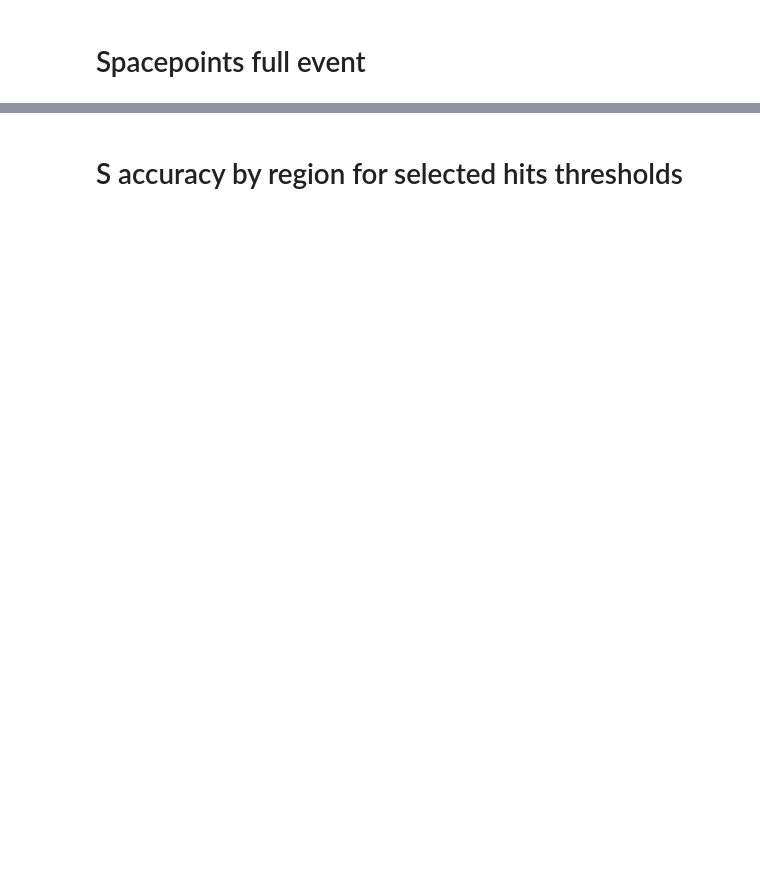
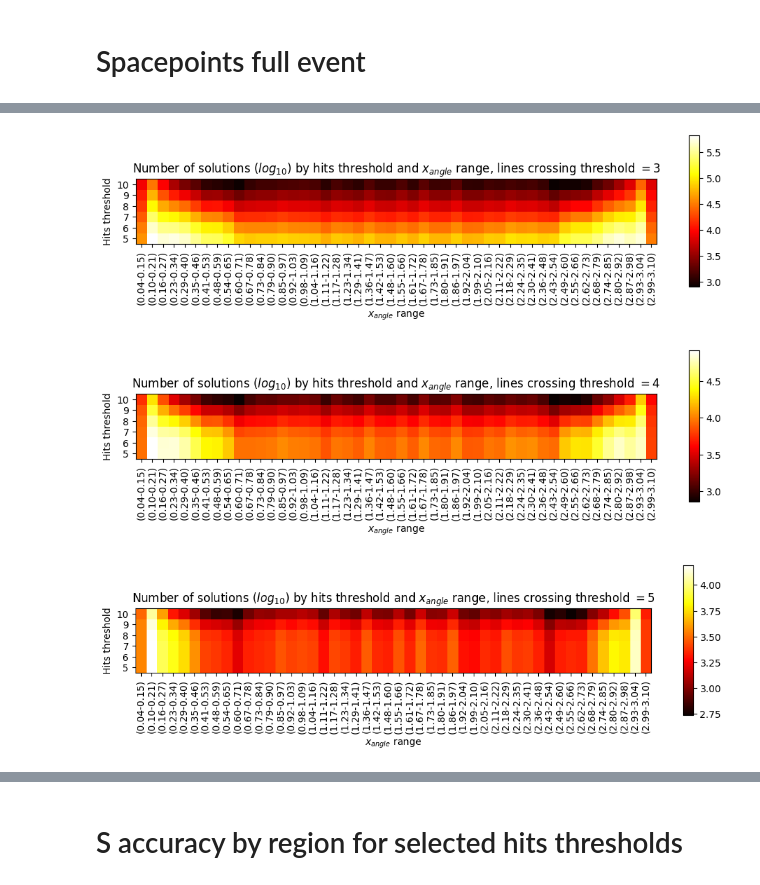
Before and after one commit to tboldagh/helix-solver, a Jupyter notebook: application/experimental/CpuHelixSolverTests/QualityTestsNotebook.ipynb, the cells around one changed output, grey strips where cells are left out. Drawn from its saved outputs; the diff is of its cells as text; code cells hidden in the pictures; blank space fills up the shorter version.

```diff
--- a/application/experimental/CpuHelixSolverTests/QualityTestsNotebook.ipynb
+++ b/application/experimental/CpuHelixSolverTests/QualityTestsNotebook.ipynb
@@ -695,0 +726,18 @@ draw_heat_map(treshold_range_pair_to_inversed_true_positive_rate_map, stats_by_t
+# %%
+def draw_num_solutions_heatmap_for_crossings_threshold(stats_by_thresholds, crossings_threshold, clim=None):
+    treshold_range_pair_to_num_solutions_map = {}
+    for threshold in range(5, 11):
+        for x_angle_range, num_solutions in stats_by_thresholds[(crossings_threshold, threshold)]["solutions_count_by_x_angle_range"].items():
+            treshold_range_pair_to_num_solutions_map[(x_angle_range, threshold)] = num_solutions
+
+    def x_ticks_label_func(x_value):
+        return f"({x_value[0]:.2f}-{x_value[1]:.2f})"
+    draw_heat_map(treshold_range_pair_to_num_solutions_map, stats_by_thresholds[(3, 5)]["solutions_count_by_x_angle_range"], range(5, 11), "Number of solutions ($log_{10}$) by hits threshold and $x_{angle}$ range, lines crossing threshold $=" + str(crossings_threshold) + "$", "$x_{angle}$ range", "Hits threshold", figure_size=(12, 4), rotate_x_ticks=True, x_ticks_label_func=x_ticks_label_func, log_scale=True, clim=clim, aspect=15, shrink=0.7)
+
+draw_num_solutions_heatmap_for_crossings_threshold(stats_by_thresholds, 3)
+draw_num_solutions_heatmap_for_crossings_threshold(stats_by_thresholds, 4)
+draw_num_solutions_heatmap_for_crossings_threshold(stats_by_thresholds, 5)
+# %% [output]
+[figure, added]
+[figure, added]
+[figure, added]
```
Also changed, not shown: parts of 46 cells of this notebook, 7 other files.
